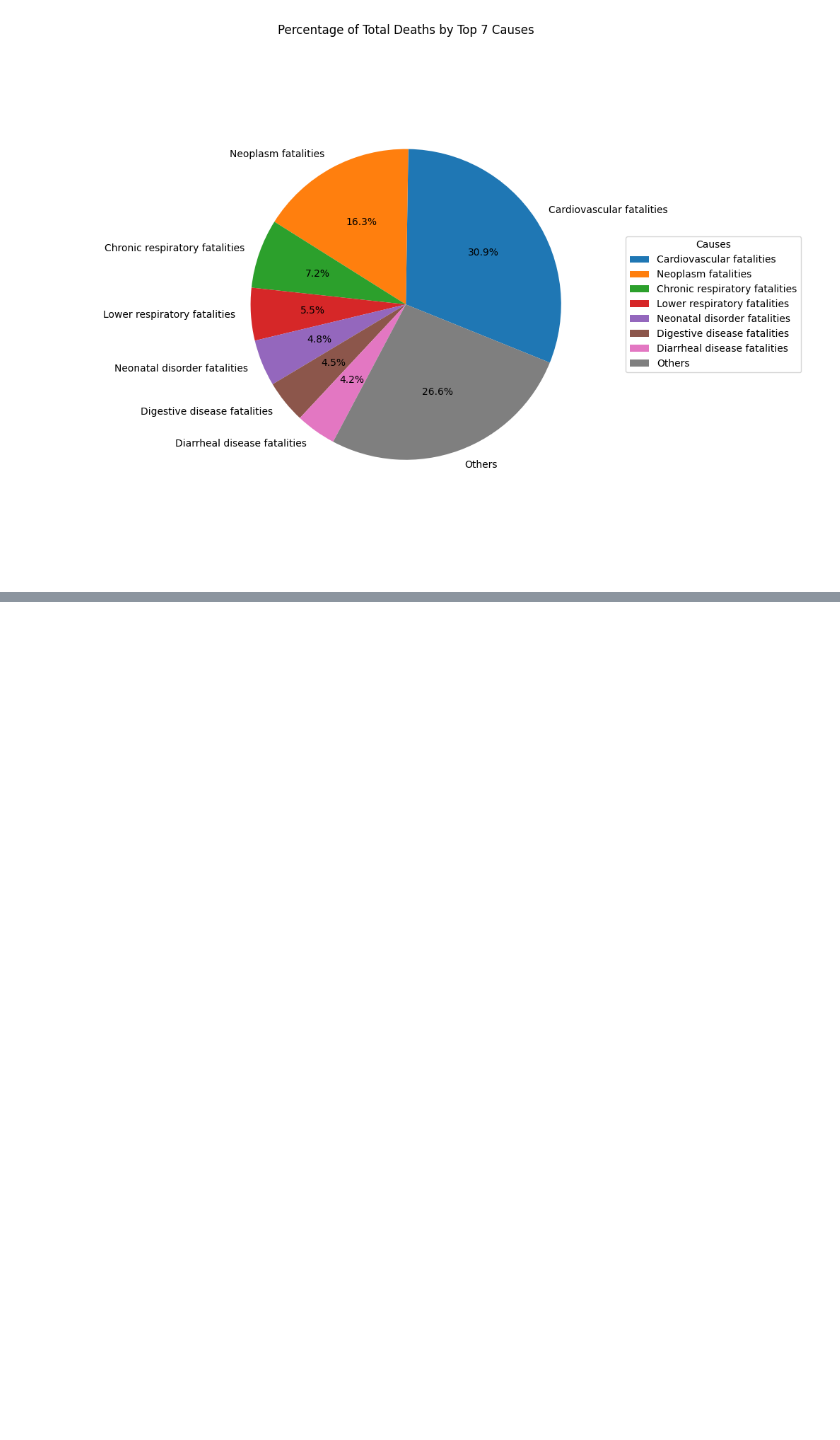
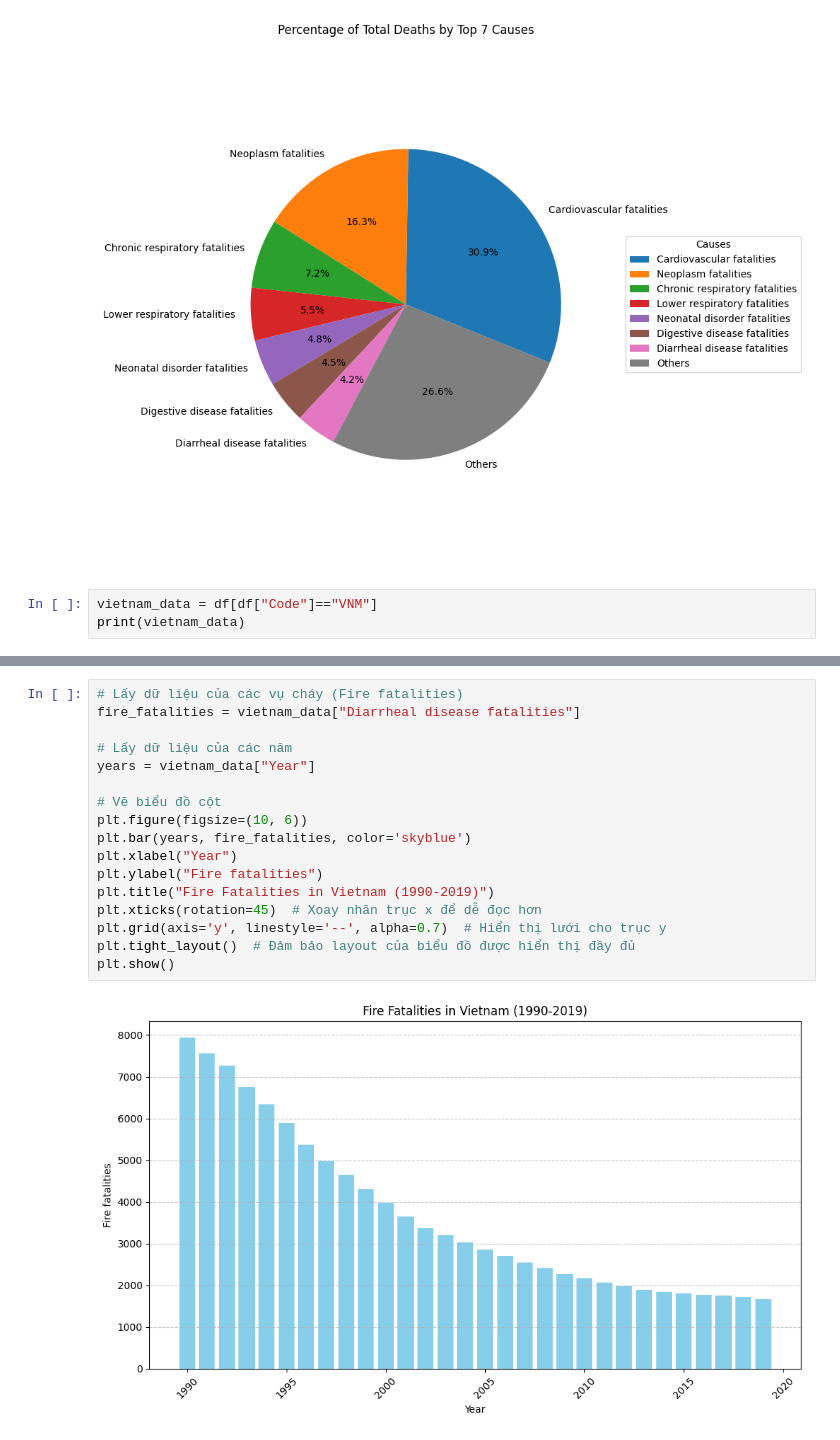
Before and after one commit to hoangvu1806/Analyze-annual-death-data, a Jupyter notebook: analysis.ipynb, the cells around one changed output, grey strips where cells are left out. Drawn from its saved outputs; the diff is of its cells as text; blank space fills up the shorter version.

```diff
--- a/analysis.ipynb
+++ b/analysis.ipynb
@@ -75,3 +75,6 @@ plt.tight_layout()
 plt.show()
 # %% [output]
 [figure]
+# %%
+vietnam_data = df[df["Code"]=="VNM"]
+print(vietnam_data)
@@ -77,0 +99,19 @@ plt.show()
+# %%
+# Lấy dữ liệu của các vụ cháy (Fire fatalities)
+fire_fatalities = vietnam_data["Diarrheal disease fatalities"]
+
+# Lấy dữ liệu của các năm
+years = vietnam_data["Year"]
+
+# Vẽ biểu đồ cột
+plt.figure(figsize=(10, 6))
+plt.bar(years, fire_fatalities, color='skyblue')
+plt.xlabel("Year")
+plt.ylabel("Fire fatalities")
+plt.title("Fire Fatalities in Vietnam (1990-2019)")
+plt.xticks(rotation=45)  # Xoay nhãn trục x để dễ đọc hơn
+plt.grid(axis='y', linestyle='--', alpha=0.7)  # Hiển thị lưới cho trục y
+plt.tight_layout()  # Đảm bảo layout của biểu đồ được hiển thị đầy đủ
+plt.show()
+# %% [output]
+[figure, added]
```
Also changed, not shown: parts of 1 cell of this notebook.
